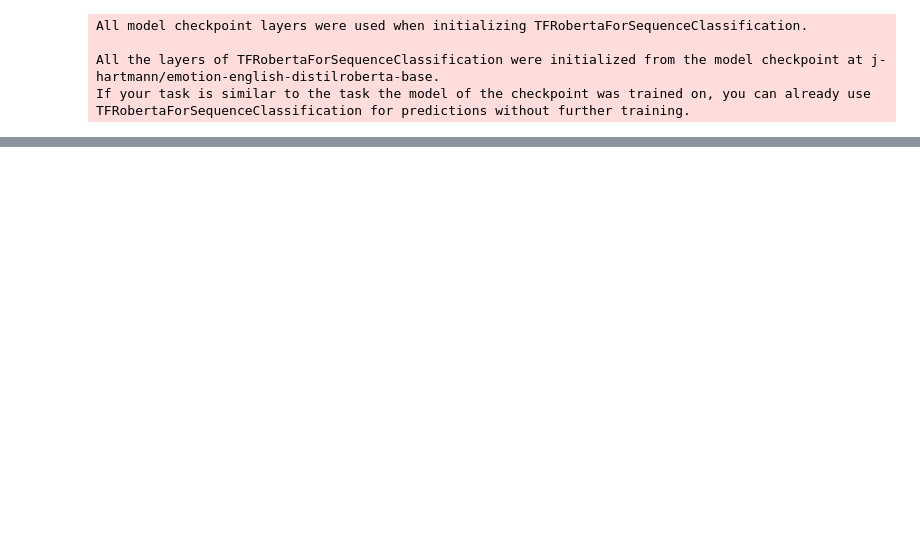
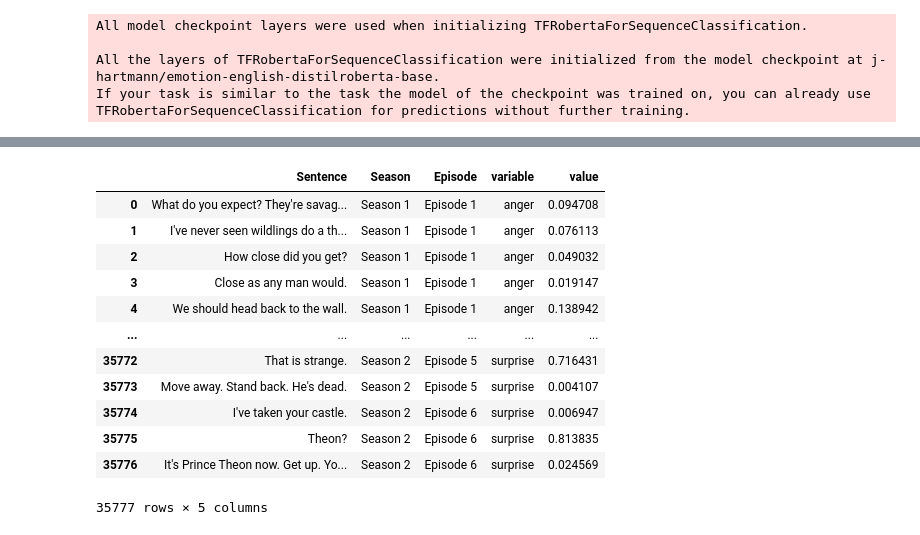
Before and after one commit to lrahbek/cds-lang-assignments, a Jupyter notebook: assignment-4/src/a4_notes.ipynb, the cells around one changed output, grey strips where cells are left out. Cells and saved outputs as stored; diff of their text form; code cells hidden in the pictures; blank space fills up the shorter version.

```diff
--- a/assignment-4/src/a4_notes.ipynb
+++ b/assignment-4/src/a4_notes.ipynb
@@ -51,0 +95,16 @@ data_out.loc[0, "anger":"suprise"] = ls #define row 0 and columns where the scor
+# %%
+data_long
+# %% [output]
+|  | Sentence | Season | Episode | variable | value |
+| 0 | What do you expect? They're savag... | Season 1 | Episode 1 | anger | 0.094708 |
+| 1 | I've never seen wildlings do a th... | Season 1 | Episode 1 | anger | 0.076113 |
+| 2 | How close did you get? | Season 1 | Episode 1 | anger | 0.049032 |
+| 3 | Close as any man would. | Season 1 | Episode 1 | anger | 0.019147 |
+| 4 | We should head back to the wall. | Season 1 | Episode 1 | anger | 0.138942 |
+| ... | ... | ... | ... | ... | ... |
+| 35772 | That is strange. | Season 2 | Episode 5 | surprise | 0.716431 |
+| 35773 | Move away. Stand back. He's dead. | Season 2 | Episode 5 | surprise | 0.004107 |
+| 35774 | I've taken your castle. | Season 2 | Episode 6 | surprise | 0.006947 |
+| 35775 | Theon? | Season 2 | Episode 6 | surprise | 0.813835 |
+| 35776 | It's Prince Theon now. Get up. Yo... | Season 2 | Episode 6 | surprise | 0.024569 |
+35777 rows × 5 columns
```
Also changed, not shown: parts of 16 cells of this notebook, 1 other file.
